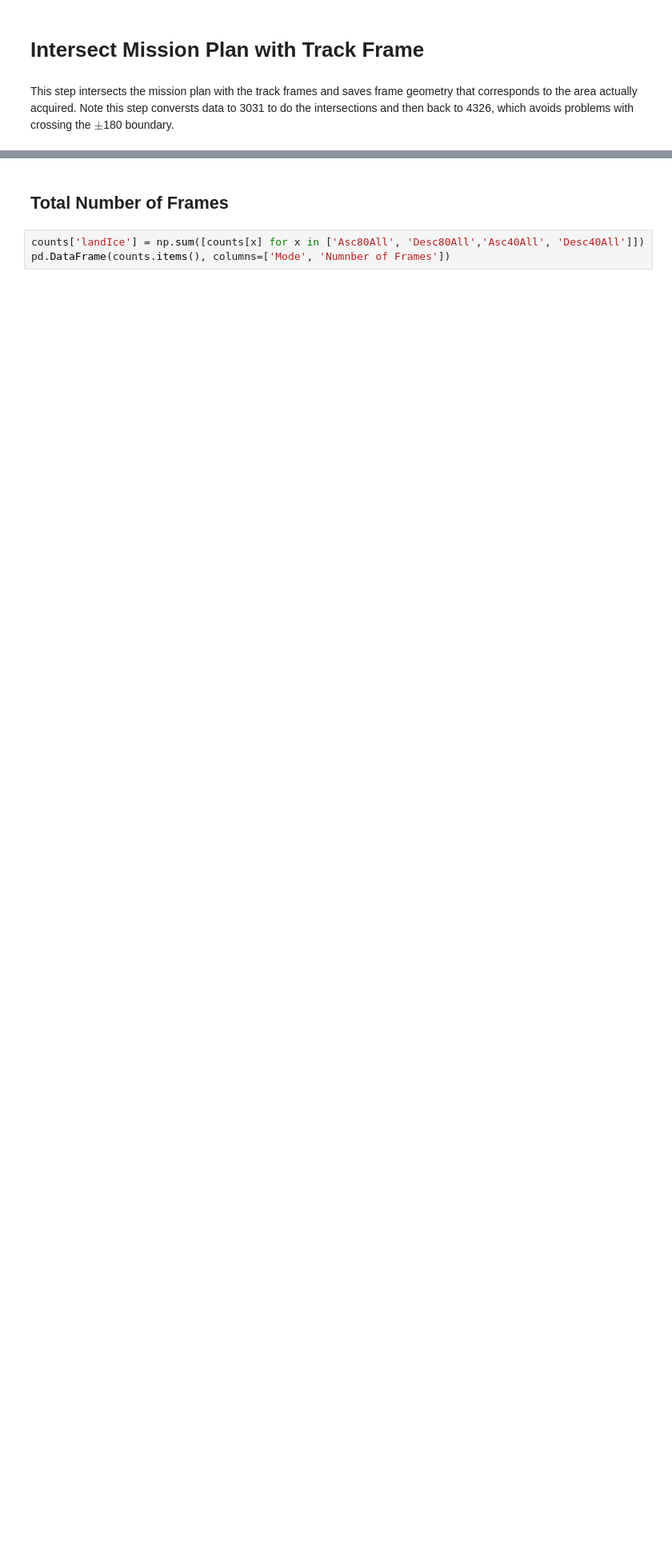
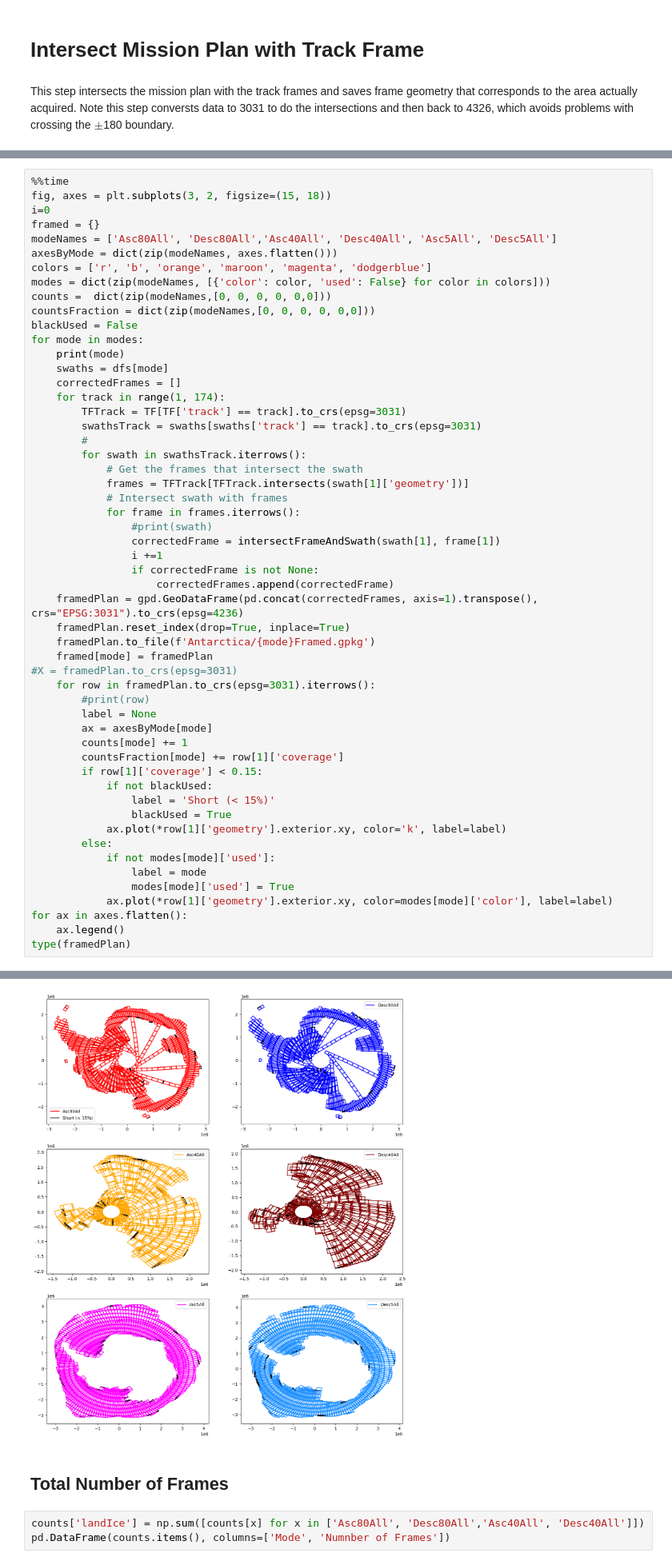
Before and after one commit to fastice/nisarPlanToFrames, a Jupyter notebook: AntarcticaFrames.ipynb, the cells around one changed output, grey strips where cells are left out. Shown at 80% size. Drawn from its saved outputs; the diff is of its cells as text; blank space fills up the shorter version.

```diff
--- a/AntarcticaFrames.ipynb
+++ b/AntarcticaFrames.ipynb
@@ -240,0 +187,55 @@ type(framedPlan)
+# %%
+%%time
+fig, axes = plt.subplots(3, 2, figsize=(15, 18))
+i=0
+framed = {}
+modeNames = ['Asc80All', 'Desc80All','Asc40All', 'Desc40All', 'Asc5All', 'Desc5All']
+axesByMode = dict(zip(modeNames, axes.flatten()))
+colors = ['r', 'b', 'orange', 'maroon', 'magenta', 'dodgerblue']
+modes = dict(zip(modeNames, [{'color': color, 'used': False} for color in colors]))
+counts =  dict(zip(modeNames,[0, 0, 0, 0, 0,0]))
+countsFraction = dict(zip(modeNames,[0, 0, 0, 0, 0,0]))
+blackUsed = False
+for mode in modes:
+    print(mode)
+    swaths = dfs[mode]
+    correctedFrames = []
+    for track in range(1, 174):
+        TFTrack = TF[TF['track'] == track].to_crs(epsg=3031)
+        swathsTrack = swaths[swaths['track'] == track].to_crs(epsg=3031)
+        #
+        for swath in swathsTrack.iterrows():
+            # Get the frames that intersect the swath
+            frames = TFTrack[TFTrack.intersects(swath[1]['geometry'])]
+            # Intersect swath with frames
+            for frame in frames.iterrows():
+                #print(swath)
+                correctedFrame = intersectFrameAndSwath(swath[1], frame[1])
+                i +=1
+                if correctedFrame is not None:
+                    correctedFrames.append(correctedFrame)
+    framedPlan = gpd.GeoDataFrame(pd.concat(correctedFrames, axis=1).transpose(), crs="EPSG:3031").to_crs(epsg=4236)
+    framedPlan.reset_index(drop=True, inplace=True)
+    framedPlan.to_file(f'Antarctica/{mode}Framed.gpkg')
+    framed[mode] = framedPlan
+#X = framedPlan.to_crs(epsg=3031)
+    for row in framedPlan.to_crs(epsg=3031).iterrows():
+        #print(row)
+        label = None
+        ax = axesByMode[mode]
+        counts[mode] += 1
+        countsFraction[mode] += row[1]['coverage']
+        if row[1]['coverage'] < 0.15:
+            if not blackUsed:
+                label = 'Short (< 15%)'
+                blackUsed = True
+            ax.plot(*row[1]['geometry'].exterior.xy, color='k', label=label)
+        else:
+            if not modes[mode]['used']:
+                label = mode
+                modes[mode]['used'] = True
+            ax.plot(*row[1]['geometry'].exterior.xy, color=modes[mode]['color'], label=label)
+for ax in axes.flatten():
+    ax.legend()
+type(framedPlan)
+# %% [output]
@@ -241,3 +251,4 @@ type(framedPlan)
+[figure, added]
 # %% [markdown]
 ## Total Number of Frames
 # %%
```
Also changed, not shown: parts of 2 cells of this notebook, 24 other files.
